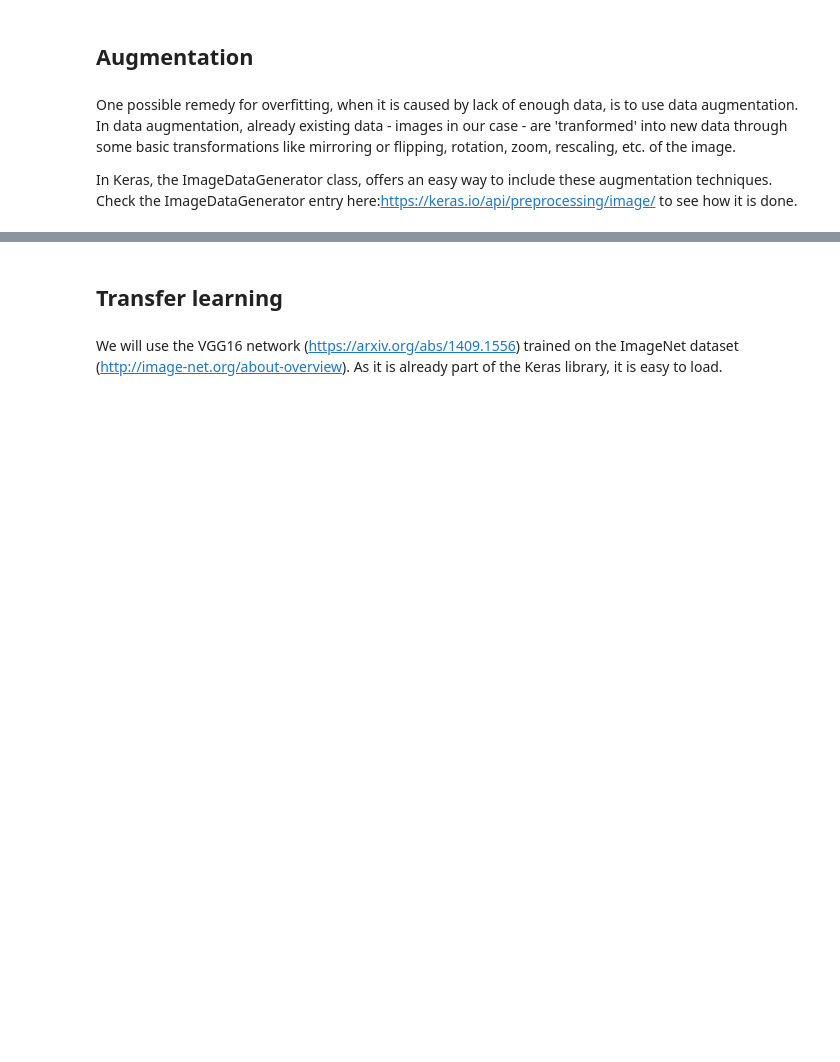
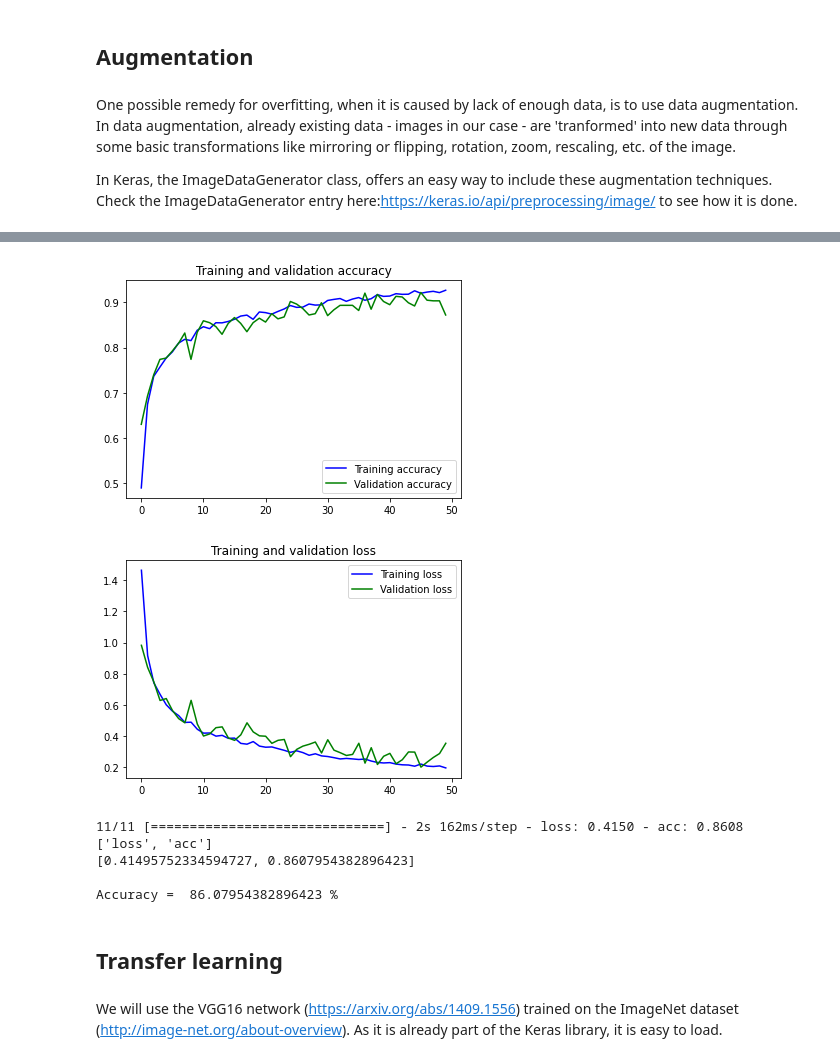
Before and after one commit to emmarant/CNN, a Jupyter notebook: CNN_classification_2.ipynb, the cells around one changed output, grey strips where cells are left out. Saved outputs shown, nothing was run; the diff lists cells and outputs as text; code cells hidden in the pictures; blank space fills up the shorter version.

```diff
--- a/CNN_classification_2.ipynb
+++ b/CNN_classification_2.ipynb
@@ -472,0 +596,18 @@ Check the ImageDataGenerator entry here:https://keras.io/api/preprocessing/image
+# %%
+# compile model
+model.compile(loss=PARAMS['loss'],
+              optimizer=optimizers.Adam(PARAMS['lr']),
+              metrics=[PARAMS['metrics']])
+# %%
+# Fit the model
+spe=len(train)   # train_size/batch_size
+epoch_num=PARAMS['n_epochs']
+val_steps=len(validation)  # validation_size/batch_size
+
+
+history = model.fit(
+            train,
+            steps_per_epoch=spe,
+            epochs=epoch_num,
+            validation_data=validation,
+            validation_steps=val_steps)
@@ -473,3 +632,45 @@ Check the ImageDataGenerator entry here:https://keras.io/api/preprocessing/image
+# %%
+# plot the learning curves
+
+
+epoch_num=PARAMS['n_epochs']
+acc = history.history['acc']
+val_acc = history.history['val_acc']
+
+plt.plot(range(epoch_num), acc, 'b', label='Training accuracy')
+plt.plot(range(epoch_num), val_acc, 'g', label='Validation accuracy')
+plt.title('Training and validation accuracy')
+plt.legend()
+
+
+loss = history.history['loss']
+val_loss = history.history['val_loss']
+
+plt.figure()
+plt.plot(range(epoch_num), loss, 'b', label='Training loss')
+plt.plot(range(epoch_num), val_loss, 'g', label='Validation loss')
+plt.title('Training and validation loss')
+plt.legend()
+
+
+plt.show()
+# %% [output]
+[figure, added]
+[figure, added]
+# %%
+# evaluate model on *test* dataset
+
+test_score = model.evaluate(test)
+print(model.metrics_names)
+print(test_score)
+print()
+print("Accuracy = ",test_score[1]*100,'%')
+# %% [output]
+11/11 [==============================] - 2s 162ms/step - loss: 0.4150 - acc: 0.8608
+['loss', 'acc']
+[0.41495752334594727, 0.8607954382896423]
+
+Accuracy =  86.07954382896423 %
 # %% [markdown]
 ## Transfer learning
 # %% [markdown]
```
Also changed, not shown: parts of 25 cells of this notebook.
